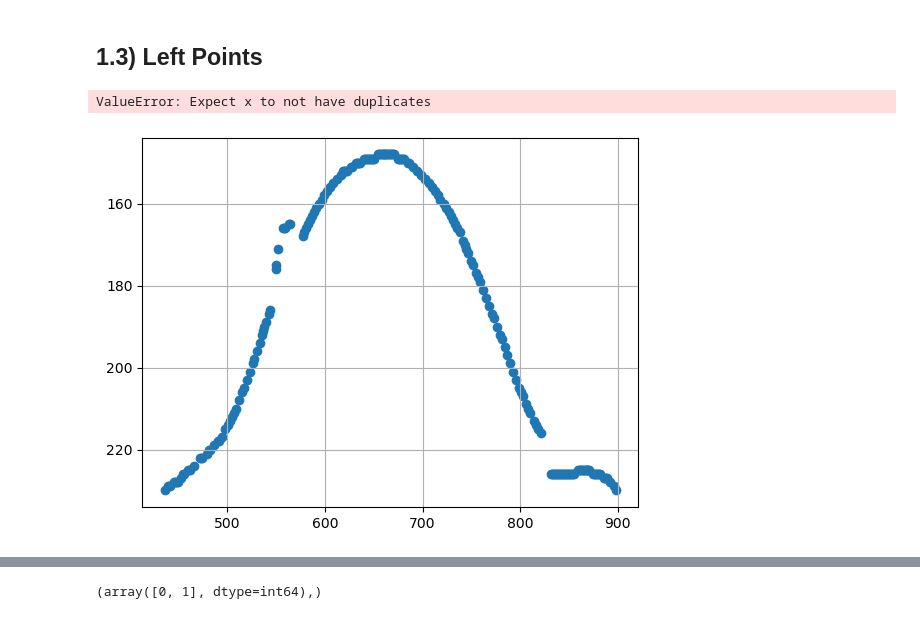
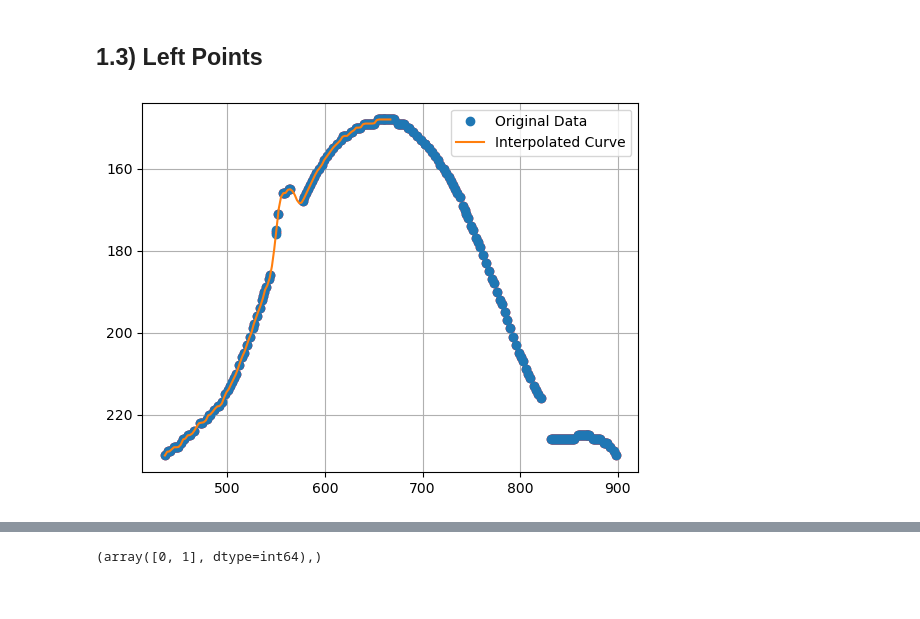
Before and after one commit to joeyanderson1/Summer_Droplet_Impact, a Jupyter notebook: COA Video.ipynb, the cells around one changed output, grey strips where cells are left out. Saved outputs shown, nothing was run; the diff lists cells and outputs as text; code cells hidden in the pictures.

```diff
--- a/COA Video.ipynb
+++ b/COA Video.ipynb
@@ -222,24 +222,32 @@ plt.gca().invert_yaxis()
 ## 1.3) Left Points
 # %%
 from scipy.interpolate import interp1d
-# %%
-# Scatter plot
-plt.scatter(x_main_edge, y_main_edge)
-plt.grid(True)
-plt.gca().invert_yaxis()
-
-# Interpolation
-f = interp1d(x_main_edge, y_main_edge, kind='slinear')
-
-# Generating more points for smoother interpolation
-x_curve1 = np.linspace(min(x_main_edge), (min(x_main_edge) + max(x_main_edge) )/2, 100)
-y_curve1 = f(x_curve1)
-
-# Plotting interpolated data
-plt.plot(x_curve1, y_curve1, 'r-')
-plt.xlim(400, 900)
-
-plt.show()
-# %% [output]
-ValueError: Expect x to not have duplicates
-[figure, removed]
+# %%
+# Alternatively, you can average the y values for duplicate x values
+from collections import defaultdict
+x_to_y = defaultdict(list)
+for x, y in zip(x_main_edge, y_main_edge):
+    x_to_y[x].append(y)
+unique_x = np.array(sorted(x_to_y.keys()))
+unique_y = np.array([np.mean(x_to_y[x]) for x in unique_x])
+
+# Create the interpolation function
+f = interp1d(unique_x, unique_y, kind='quadratic')
+
+# Generating more points for smoother interpolation
+x_curve1 = np.linspace(min(unique_x), (min(unique_x) + max(unique_x)) / 2, 100)
+y_curve1 = f(x_curve1)
+
+# Plotting
+plt.plot(x_main_edge, y_main_edge, 'o', label='Original Data')
+plt.plot(x_curve1, y_curve1, '-', label='Interpolated Curve')
+plt.scatter(unique_x, unique_y, color = 'red')
+plt.gca().invert_yaxis()
+
+#plt.xlim(420, 460)
+#plt.ylim(232, 220)
+plt.legend()
+plt.grid(True)
+plt.show()
+# %% [output]
+[figure, added]
```
Also changed, not shown: parts of 27 cells of this notebook.
